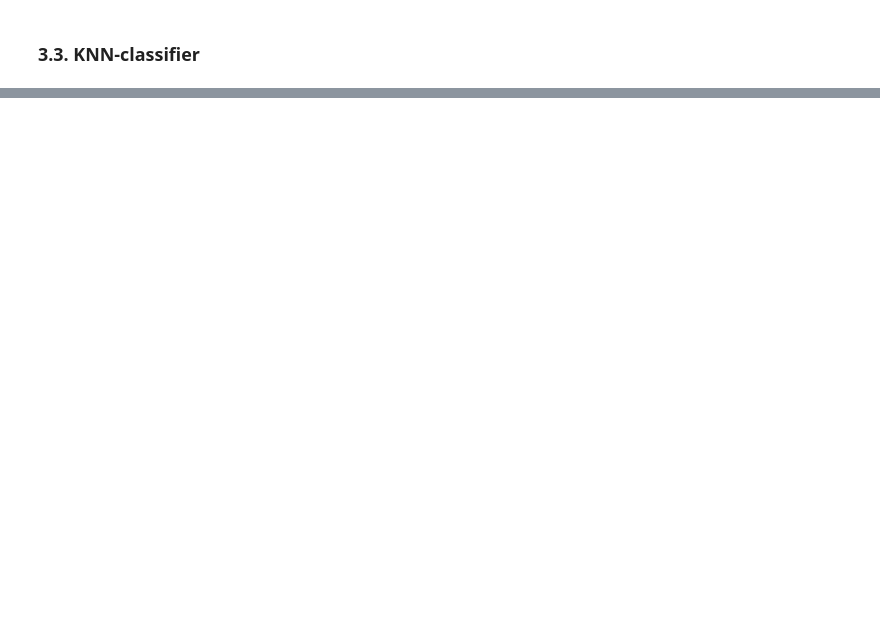
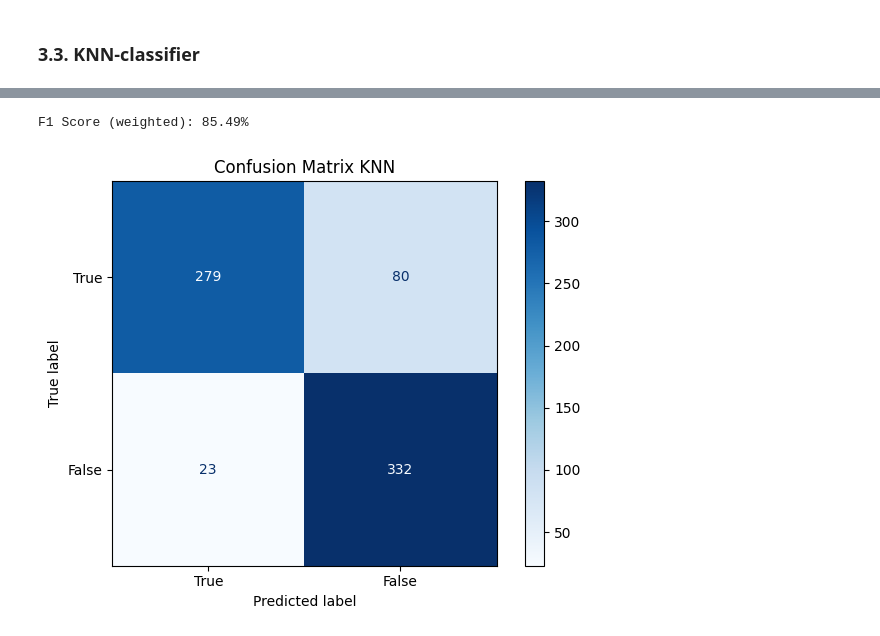
Before and after one commit to AlessandroMecchia/Computer_Vision_Project, a Jupyter notebook: project.ipynb, the cells around one changed output, grey strips where cells are left out. Saved outputs shown, nothing was run; the diff lists cells and outputs as text; code cells hidden in the pictures; blank space fills up the shorter version.

```diff
--- a/project.ipynb
+++ b/project.ipynb
@@ -379,0 +473,16 @@ plot_confusion_matrix(y_test, y_pred, report=True, title="Confusion Matrix KNN")
+# %%
+X_train_norm = X_train.astype(float) / 255
+X_val_norm = X_val.astype(float) / 255
+X_test_norm = X_test.astype(float) / 255
+
+y_train_bin = y_train / 255
+y_val_bin = y_val / 255
+y_test_bin = y_test / 255
+# %%
+model_cnn = build_model(input_shape=X_train.shape[1:], num_classes=1)
+model_cnn.compile(optimizer='adam',loss='binary_crossentropy',metrics=['accuracy'])
+# %%
+history = model_cnn.fit(X_train_norm, y_train_bin, epochs=30,
+          batch_size=32,
+          validation_data=(X_val_norm, y_val_bin),
+          verbose=1)
@@ -379,0 +507,9 @@ plot_confusion_matrix(y_test, y_pred, report=True, title="Confusion Matrix KNN")
+# %%
+y_pred_proba = model_cnn.predict(X_test_norm, verbose=0)
+y_pred_bin = (y_pred_proba > 0.5).astype(int)
+y_true_bin = y_test_bin.astype(int)
+# %%
+plot_confusion_matrix(y_true_bin, y_pred_bin, report=False, title="Confusion Matrix KNN")
+# %% [output]
+F1 Score (weighted): 85.49%
+[figure, added]
```
Also changed, not shown: parts of 19 cells of this notebook.
